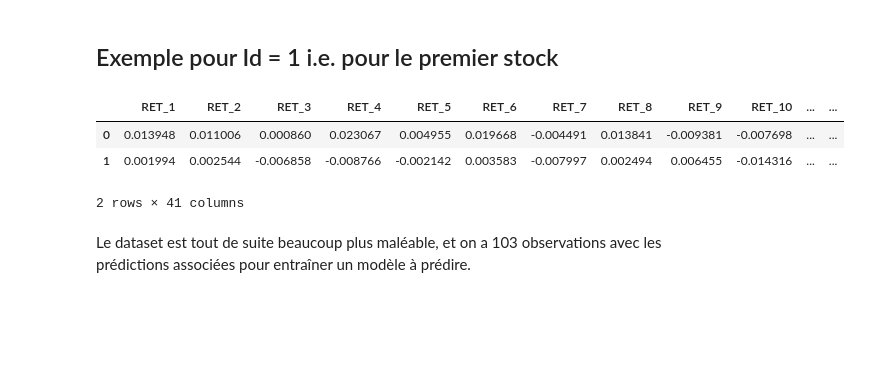
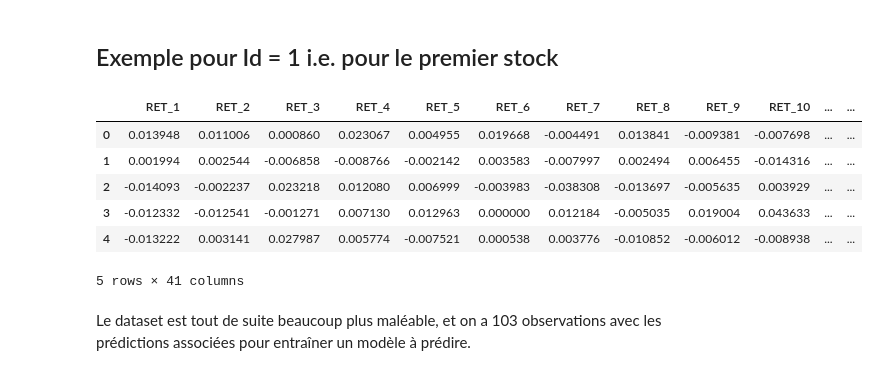
Before and after one commit to NailKhelifa/Stock_prediction_QRT, a Jupyter notebook: Data_exploration.ipynb, the cells around one changed output. Cells and saved outputs as stored; diff of their text form; code cells hidden in the pictures; blank space fills up the shorter version.

```diff
--- a/Data_exploration.ipynb
+++ b/Data_exploration.ipynb
@@ -124,17 +124,20 @@ Text(0.5, 1.0, "Distribution des longueurs des éléments dans transformed_x_tra
 # %%
 X_stock_1 = pd.DataFrame(transformed_x_train.iloc[1]).transpose()
 
 # Initialiser un dataframe pour stocker les nouvelles lignes
 transformed_X_stock_1 = pd.DataFrame(columns=X_stock_1.columns, index= np.arange(len(X_stock_1.iloc[0][1])))
 
 for col in X_stock_1.columns:
     transformed_X_stock_1[col] = X_stock_1[col][1]
 
-transformed_X_stock_1.head(2)
+transformed_X_stock_1.head()
 # %% [output]
 |  | RET_1 | RET_2 | RET_3 | RET_4 | RET_5 | RET_6 | RET_7 | RET_8 | RET_9 | RET_10 | ... | ... |
 | 0 | 0.013948 | 0.011006 | 0.000860 | 0.023067 | 0.004955 | 0.019668 | -0.004491 | 0.013841 | -0.009381 | -0.007698 | ... | ... |
 | 1 | 0.001994 | 0.002544 | -0.006858 | -0.008766 | -0.002142 | 0.003583 | -0.007997 | 0.002494 | 0.006455 | -0.014316 | ... | ... |
+| 2 | -0.014093 | -0.002237 | 0.023218 | 0.012080 | 0.006999 | -0.003983 | -0.038308 | -0.013697 | -0.005635 | 0.003929 | ... | ... |
+| 3 | -0.012332 | -0.012541 | -0.001271 | 0.007130 | 0.012963 | 0.000000 | 0.012184 | -0.005035 | 0.019004 | 0.043633 | ... | ... |
+| 4 | -0.013222 | 0.003141 | 0.027987 | 0.005774 | -0.007521 | 0.000538 | 0.003776 | -0.010852 | -0.006012 | -0.008938 | ... | ... |
-2 rows × 41 columns
+5 rows × 41 columns
 # %% [markdown]
 Le dataset est tout de suite beaucoup plus maléable, et on a 103 observations avec les prédictions associées pour entraîner un modèle à prédire.
```
Also changed, not shown: parts of 3 cells of this notebook.
